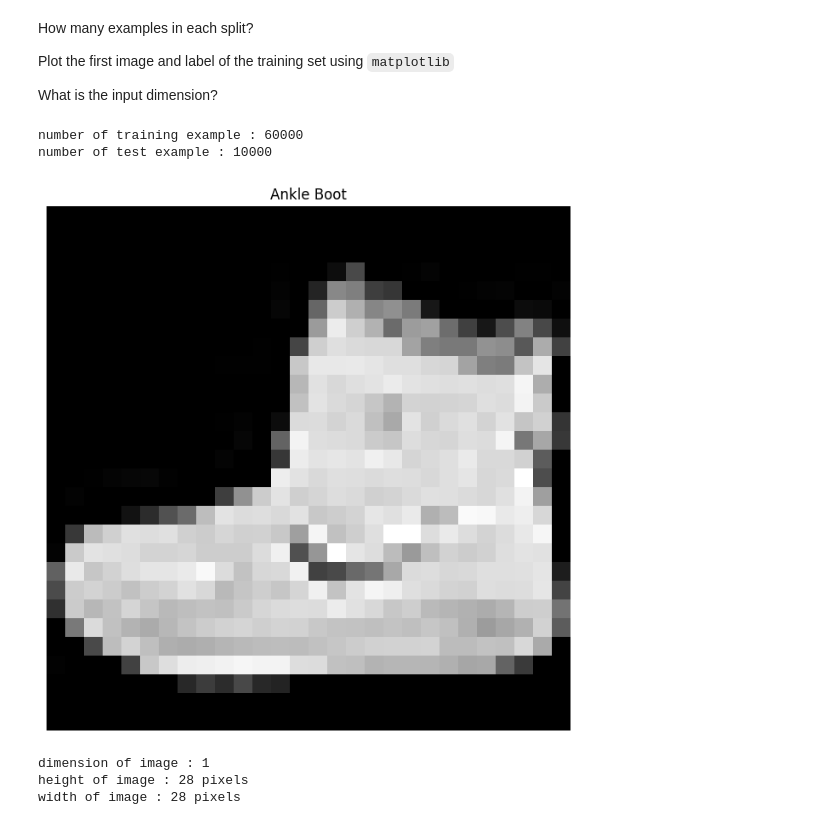
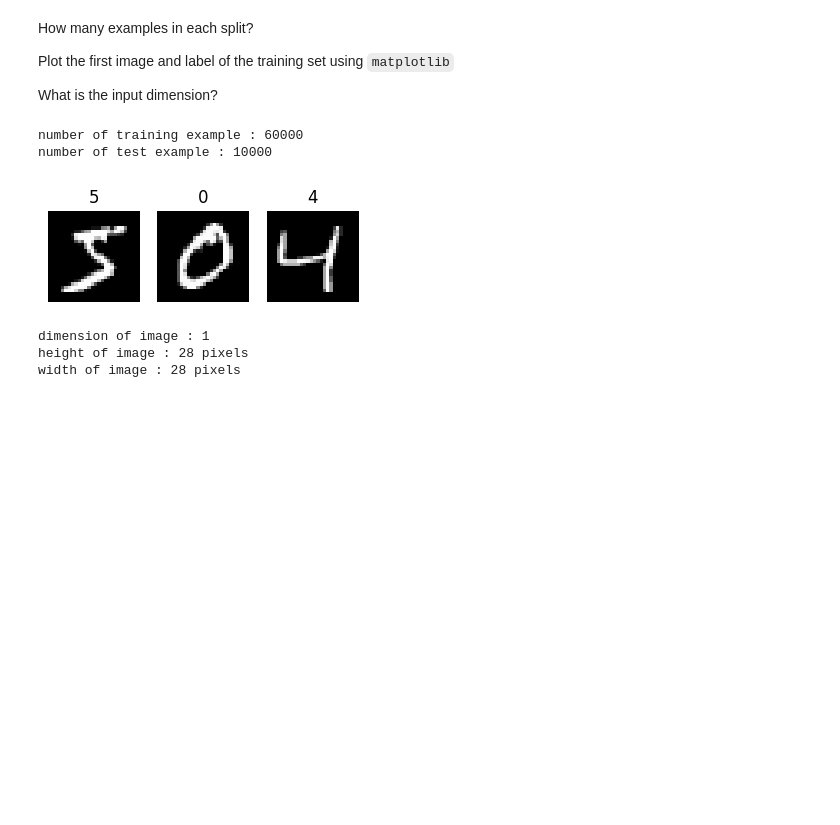
Before and after one commit to PaulToudret/ensae_dl_pw1, a Jupyter notebook: notebook.ipynb, the cells around one changed output. Saved outputs shown, nothing was run; the diff lists cells and outputs as text; code cells hidden in the pictures; blank space fills up the shorter version.

```diff
--- a/notebook.ipynb
+++ b/notebook.ipynb
@@ -37,14 +38,14 @@ root_dir = './data/MNIST/'
 Code taken from Torch Doc
 """
 
-training_data = datasets.FashionMNIST(
+training_data = datasets.MNIST(
     root=root_dir,
     train=True,
     download=True,
     transform=ToTensor()
 )
 
-test_data = datasets.FashionMNIST(
+test_data = datasets.MNIST(
     root=root_dir,
     train=False,
     download=True,
@@ -59,42 +60,28 @@ What is the input dimension?
 # %%
 ### Number of examples
 
 print(f"number of training example : {len(training_data)}")
 print(f"number of test example : {len(test_data)}")
 
 ### First image and label of training
 """
 Code taken from Torch Doc
 """
 
-labels_map = {
-    0: "T-Shirt",
-    1: "Trouser",
-    2: "Pullover",
-    3: "Dress",
-    4: "Coat",
-    5: "Sandal",
-    6: "Shirt",
-    7: "Sneaker",
-    8: "Bag",
-    9: "Ankle Boot",
-}
-
-
-figure = plt.figure(figsize=(8, 8))
-cols, rows = 1, 1
-for i in range(1, cols * rows + 1):
+figure = plt.figure(figsize=(4, 4))
+cols, rows = 3, 1
+for i in range(0, cols * rows):
     #sample_idx = torch.randint(len(training_data), size=(1,)).item()
-    img, label = training_data[0]
-    figure.add_subplot(rows, cols, i)
-    plt.title(labels_map[label])
+    img, label = training_data[i]
+    figure.add_subplot(rows, cols, i + 1)
+    plt.title(label)
     plt.axis("off")
     plt.imshow(img.squeeze(), cmap="gray")
 plt.show()
 # %% [output]
 number of training example : 60000
 number of test example : 10000
-[figure, old version]
+[figure, new version]
 # %%
 ### Dimension of the input
 
```
Also changed, not shown: parts of 10 cells of this notebook, 1 other file.
